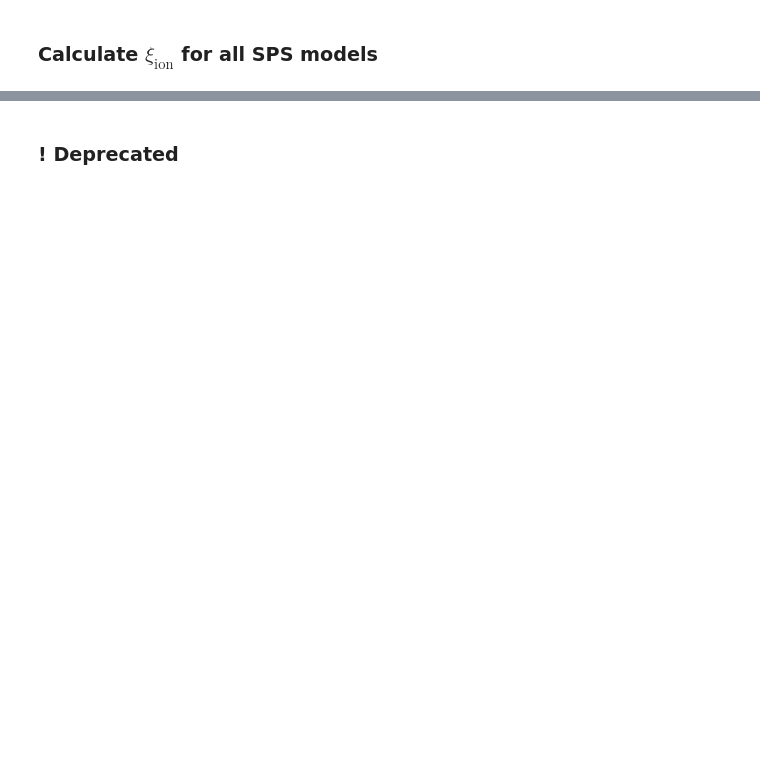
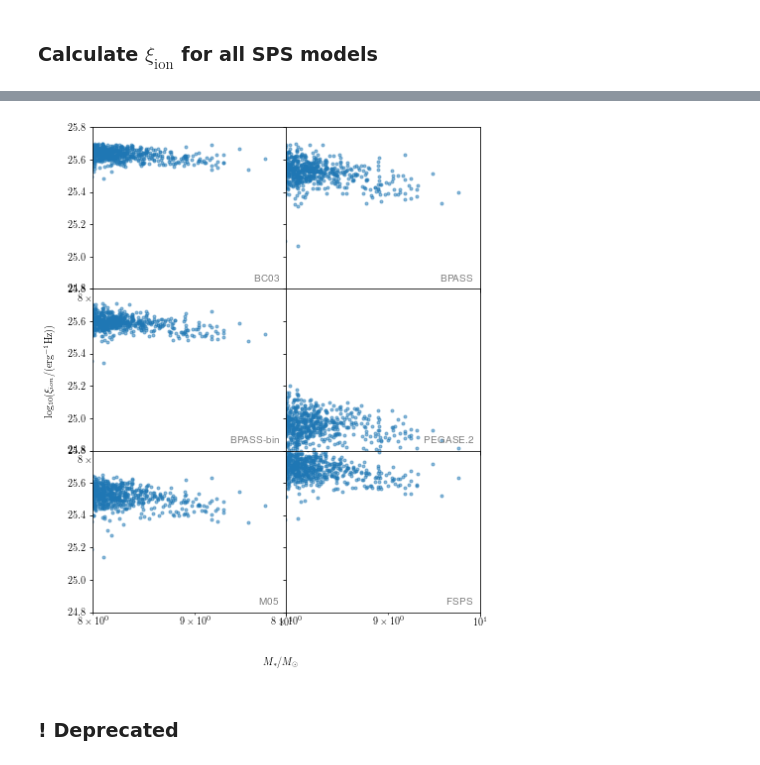
Before and after one commit to christopherlovell/sph2sed, a Jupyter notebook: Eagle_ion/demo.ipynb, the cells around one changed output, grey strips where cells are left out. Saved outputs shown, nothing was run; the diff lists cells and outputs as text; code cells hidden in the pictures; blank space fills up the shorter version.

```diff
--- a/Eagle_ion/demo.ipynb
+++ b/Eagle_ion/demo.ipynb
@@ -156,12 +177,5 @@ Model: BPASSv2_imf135all_100-bin
 # %%
-import pickle as pcl
-
-pcl.dump(xi_ion, open('xi_ion.p','w'))
+# pcl.dump(xi_ion, open('xi_ion.p','w'))
+xi_ion = pcl.load(open('xi_ion.p','r'))
-# %%
-# Mass bins
-massBinLimits = np.linspace(7.1, 11.1, 21)
-massBins = np.logspace(7.2, 11.0, 20)
-
-median, dump, dump = sp.binned_statistic(imass, xi_ion, statistic=lambda y: np.percentile(y, 50), bins=10**massBinLimits)
-p16, dump, dump = sp.binned_statistic(imass, xi_ion, statistic=lambda y: np.percentile(y, 16), bins=10**massBinLimits)
-p84, dump, dump = sp.binned_statistic(imass, xi_ion, statistic=lambda y: np.percentile(y, 84), bins=10**massBinLimits)
+# %%
+mstar = [np.log10(np.sum(subhalo['stellar mass']) * 1e6) for subhalo in subhalos]
@@ -168,2 +185,35 @@ p84, dump, dump = sp.binned_statistic(imass, xi_ion, statistic=lambda y: np.perc
+# %%
+fig, ((ax1,ax2), (ax3,ax4), (ax5,ax6)) = plt.subplots(3, 2, figsize=(7,9), sharex=True, sharey=True)
+
+fig.subplots_adjust(wspace=0, hspace=0)
+
+fig.text(0.5, 0.04, "$M_{*} / M_{\odot}$", ha='center')
+fig.text(0.03, 0.5, "$\mathrm{log_{10}}( \\xi_{ion} / (\mathrm{erg}^{-1} \mathrm{Hz}))$",
+         va='center', rotation='vertical')
+
+axes = [ax1,ax2,ax3,ax4,ax5,ax6]
+
+for model, pretty, xi, ax in zip(models, models_pretty, xi_ion, axes):
+
+    median, dump, dump = binned_statistic(mstar, xi, statistic='median', bins=10**massBinLimits)
+    p16, dump, dump = binned_statistic(mstar, xi, statistic=lambda y: np.percentile(y, 16), bins=10**massBinLimits)
+    p84, dump, dump = binned_statistic(mstar, xi, statistic=lambda y: np.percentile(y, 84), bins=10**massBinLimits)
+
+    ax.set_xscale('log')
+
+    ax.plot(mstar, np.log10(xi), '.', alpha=0.5)
+
+    mask = massBins < 5e9
+    ax.errorbar(massBins[mask], np.log10(median[mask]),
+                yerr=[np.log10(median[mask])-np.log10(p16[mask]),
+                np.log10(p84[mask])-np.log10(median[mask])],
+                linestyle='none', marker = 'o', zorder=32)
+
+    ax.set_xlim(8, 10)
+    ax.set_ylim(24.8,25.8)
+
+    ax.annotate(pretty, xy=(0.96,0.05), xycoords='axes fraction', horizontalalignment='right', color='grey')
+# %% [output]
+[figure, added]
 # %% [markdown]
 ### ! Deprecated
```
Also changed, not shown: parts of 9 cells of this notebook, 1 other file.
